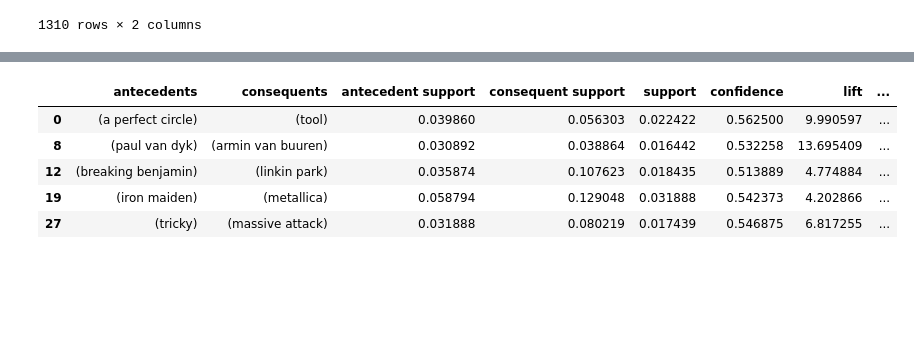
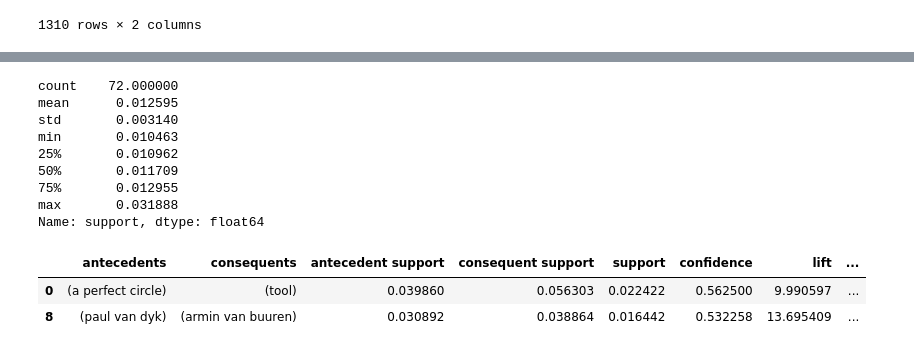
Before and after one commit to KatFei/data-mining-crs, a Jupyter notebook: Lab2/Hometask 2 - LastFM mining.ipynb, the cells around one changed output, grey strips where cells are left out. Cells and saved outputs as stored; diff of their text form; code cells hidden in the pictures; blank space fills up the shorter version.

```diff
--- a/Lab2/Hometask 2 - LastFM mining.ipynb
+++ b/Lab2/Hometask 2 - LastFM mining.ipynb
@@ -474,6 +404,7 @@ fpgr_itemsets.sort_values('support',ascending=False)
 1310 rows × 2 columns
 # %%
 rules = association_rules(fpgr_itemsets, metric="confidence", min_threshold=0.5)
+rules["antecedent_len"] = rules["antecedents"].apply(lambda x: len(x))
 rules.sort_values('lift',ascending=False).head(5)
 # %% [output]
 |  | antecedents | consequents | antecedent support | consequent support | support | confidence | lift | ... |
@@ -485,13 +428,22 @@ rules.sort_values('lift',ascending=False).head(5)
+# %%
+rules['support'].describe()
+# %% [output]
+count    72.000000
+mean      0.012595
+std       0.003140
+min       0.010463
+25%       0.010962
+50%       0.011709
+75%       0.012955
+max       0.031888
+Name: support, dtype: float64
 # %%
 
 rules[
-       (rules['lift'] > 0.7) &
+       (rules['lift'] > 9.8) &
        (rules['support'] > 0.016)
      ]
 # %% [output]
 |  | antecedents | consequents | antecedent support | consequent support | support | confidence | lift | ... |
 | 0 | (a perfect circle) | (tool) | 0.039860 | 0.056303 | 0.022422 | 0.562500 | 9.990597 | ... |
 | 8 | (paul van dyk) | (armin van buuren) | 0.030892 | 0.038864 | 0.016442 | 0.532258 | 13.695409 | ... |
-| 12 | (breaking benjamin) | (linkin park) | 0.035874 | 0.107623 | 0.018435 | 0.513889 | 4.774884 | ... |
-| 19 | (iron maiden) | (metallica) | 0.058794 | 0.129048 | 0.031888 | 0.542373 | 4.202866 | ... |
-| 27 | (tricky) | (massive attack) | 0.031888 | 0.080219 | 0.017439 | 0.546875 | 6.817255 | ... |
```
Also changed, not shown: parts of 46 cells of this notebook.
